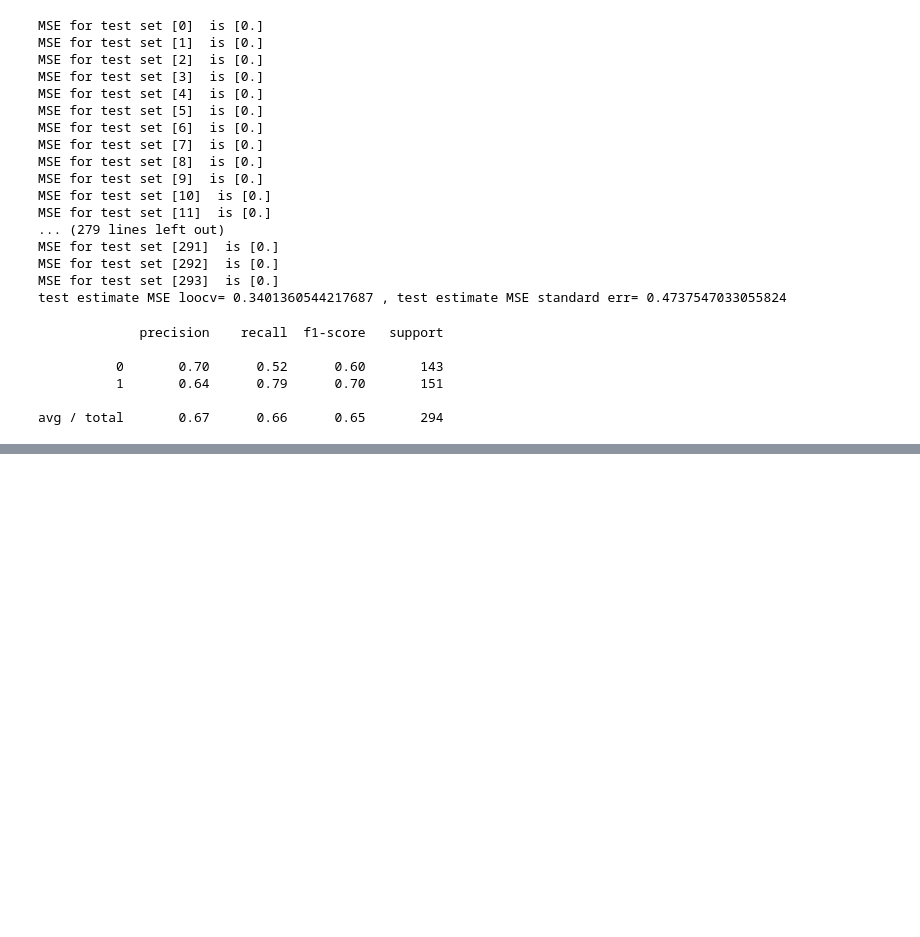
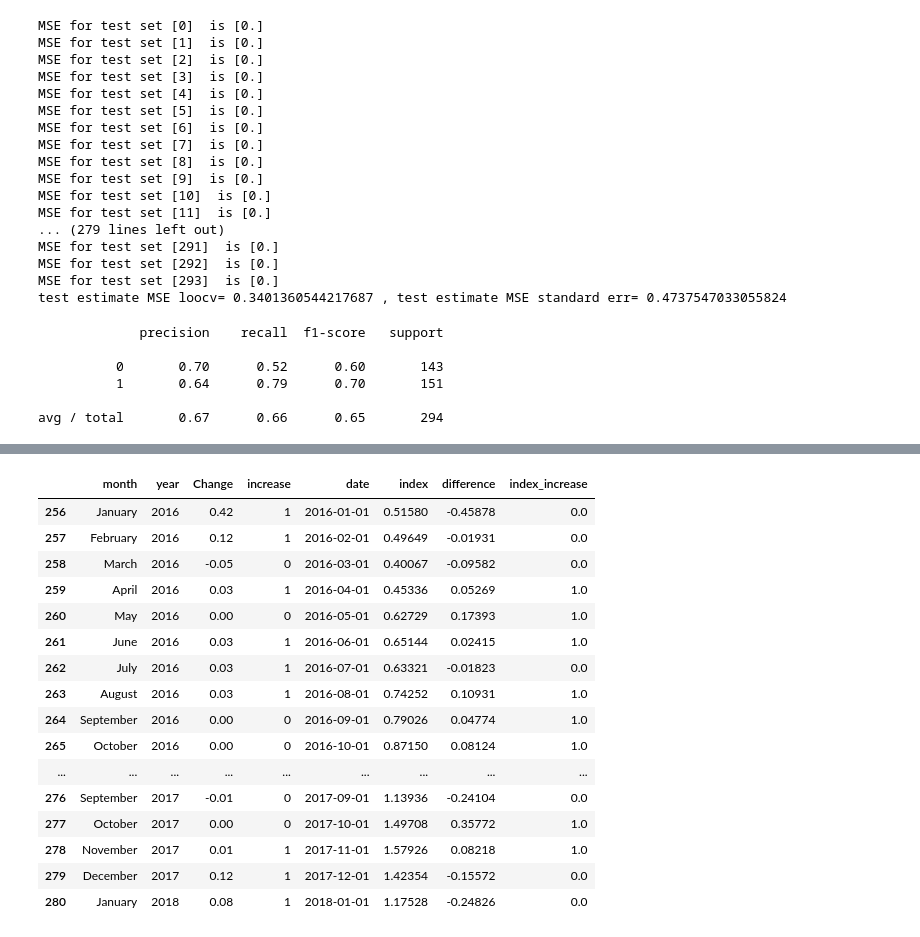
Before and after one commit to jgdenby/hawkwatchers, a Jupyter notebook: nltk_processing.ipynb, the cells around one changed output, grey strips where cells are left out. Saved outputs shown, nothing was run; the diff lists cells and outputs as text; code cells hidden in the pictures; blank space fills up the shorter version.

```diff
--- a/nltk_processing.ipynb
+++ b/nltk_processing.ipynb
@@ -523,0 +710,20 @@ avg / total       0.67      0.66      0.65       294
+# %%
+test_df
+# %% [output]
+|  | month | year | Change | increase | date | index | difference | index_increase |
+| 256 | January | 2016 | 0.42 | 1 | 2016-01-01 | 0.51580 | -0.45878 | 0.0 |
+| 257 | February | 2016 | 0.12 | 1 | 2016-02-01 | 0.49649 | -0.01931 | 0.0 |
+| 258 | March | 2016 | -0.05 | 0 | 2016-03-01 | 0.40067 | -0.09582 | 0.0 |
+| 259 | April | 2016 | 0.03 | 1 | 2016-04-01 | 0.45336 | 0.05269 | 1.0 |
+| 260 | May | 2016 | 0.00 | 0 | 2016-05-01 | 0.62729 | 0.17393 | 1.0 |
+| 261 | June | 2016 | 0.03 | 1 | 2016-06-01 | 0.65144 | 0.02415 | 1.0 |
+| 262 | July | 2016 | 0.03 | 1 | 2016-07-01 | 0.63321 | -0.01823 | 0.0 |
+| 263 | August | 2016 | 0.03 | 1 | 2016-08-01 | 0.74252 | 0.10931 | 1.0 |
+| 264 | September | 2016 | 0.00 | 0 | 2016-09-01 | 0.79026 | 0.04774 | 1.0 |
+| 265 | October | 2016 | 0.00 | 0 | 2016-10-01 | 0.87150 | 0.08124 | 1.0 |
+| ... | ... | ... | ... | ... | ... | ... | ... | ... |
+| 276 | September | 2017 | -0.01 | 0 | 2017-09-01 | 1.13936 | -0.24104 | 0.0 |
+| 277 | October | 2017 | 0.00 | 0 | 2017-10-01 | 1.49708 | 0.35772 | 1.0 |
+| 278 | November | 2017 | 0.01 | 1 | 2017-11-01 | 1.57926 | 0.08218 | 1.0 |
+| 279 | December | 2017 | 0.12 | 1 | 2017-12-01 | 1.42354 | -0.15572 | 0.0 |
+| 280 | January | 2018 | 0.08 | 1 | 2018-01-01 | 1.17528 | -0.24826 | 0.0 |
```
Also changed, not shown: parts of 34 cells of this notebook, 1 other file.
